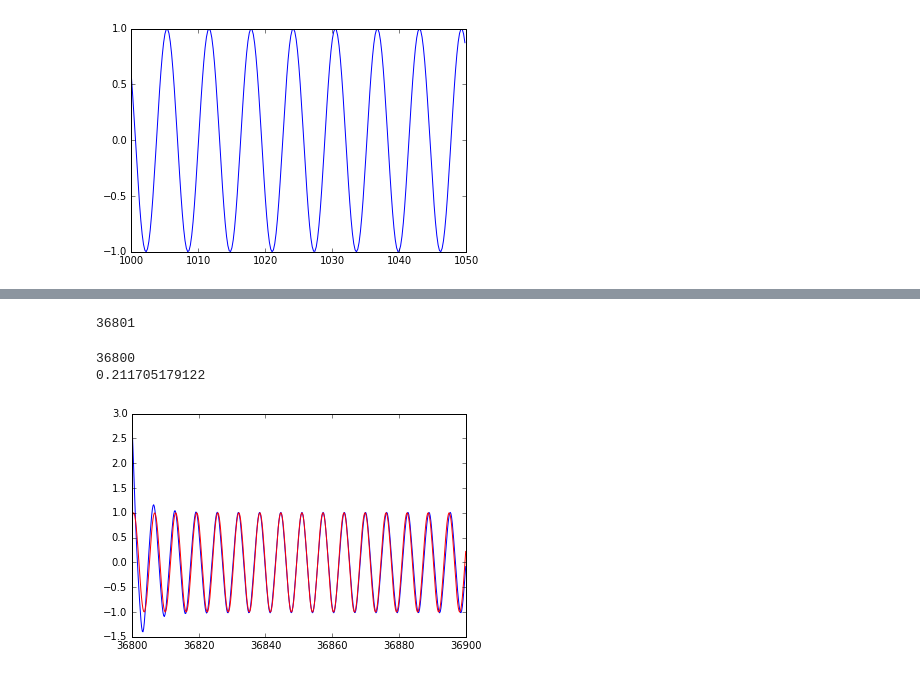
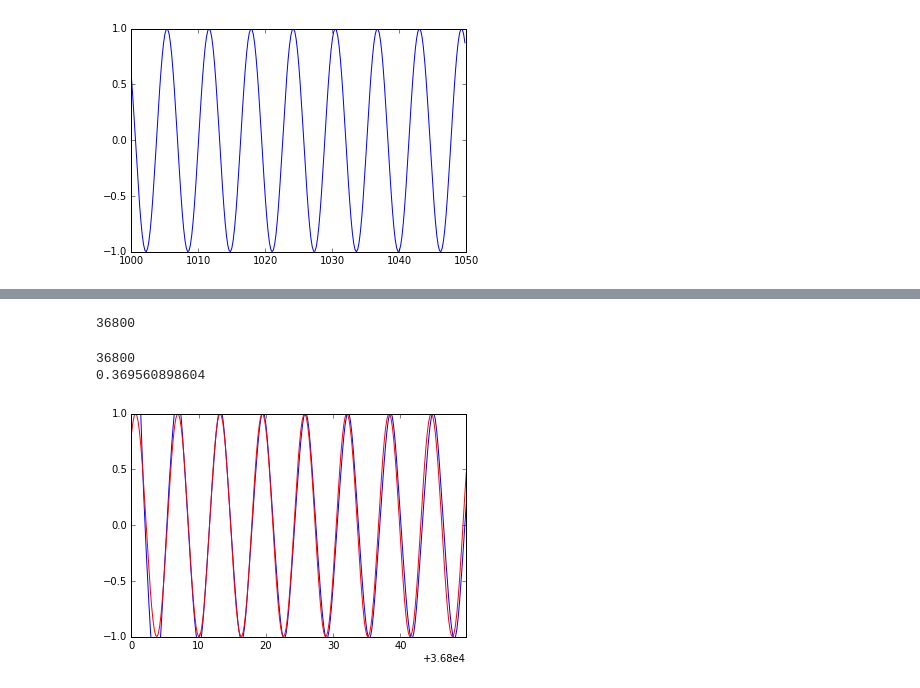
Before and after one commit to rajarsheem/playing-with-RNNs, a Jupyter notebook: int_seq.ipynb, the cells around one changed output, grey strips where cells are left out. Cells and saved outputs as stored; diff of their text form; code cells hidden in the pictures.

Commit message:
better test loss and graph

```diff
--- a/int_seq.ipynb
+++ b/int_seq.ipynb
@@ -55,7 +55,7 @@ def GRU(prev, inp):
     r = tf.nn.sigmoid(tf.matmul(i, Wxr) + tf.matmul(p, Whr))    # reset gate
     h_ = tf.nn.tanh(tf.matmul(i, Wxh) + tf.matmul(tf.mul(p, r), Whh))
     h = tf.mul(tf.sub(tf.ones_like(z), z), h_) + tf.mul(z, p)
-#     h = zoneout(h, p)
+    h = zoneout(h, p)
     return tf.reshape(h, [hidden_layer_size])
 # %%
 # model
@@ -80,7 +80,7 @@ for i in range(epoch):
     a, b = sine_data(ix, size=num_steps)
     a = np.reshape(a, [-1, 1])
     b = np.reshape(b, [-1, 1])
-    feed = {inputs: a, targets: b, initial: ini, keep: 0.7}
+    feed = {inputs: a, targets: b, initial: ini, keep: 1.0}
     l, h, _ = sess.run([loss, hiddens, optimize_op], feed_dict=feed)
     ix += 1
     if i % print_step == 0:
@@ -112,17 +112,18 @@ def generate(sess, n):
 # %%
 print(ix)
 # %% [output]
-36801
+36800
 # %%
-x = np.arange(ix, ix + 100, step = 0.2)
+x = np.arange(ix, ix + 50, step = 0.2)
 pred = np.array(generate(sess, len(x)))
 true = np.cos(x)
 test_loss = np.sqrt(np.mean((true - pred) ** 2))
 print(test_loss)
 plt.plot(x, pred, 'b-')
 plt.plot(x, true, 'r-')
+plt.axis([x[0], x[-1], min(true), max(true)])
 plt.show()
 # %% [output]
 36800
-0.211705179122
+0.369560898604
-[figure, old version]
+[figure, new version]
```
Also changed, not shown: parts of 1 cell of this notebook.
